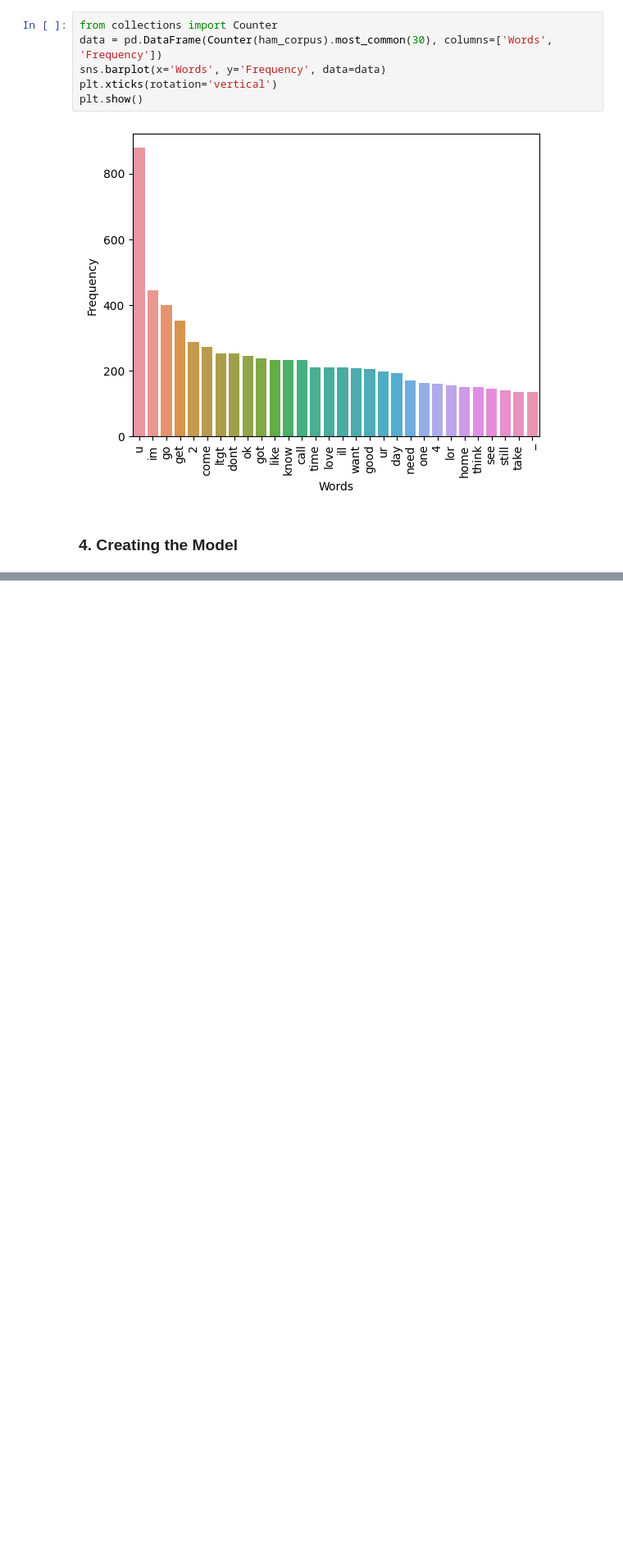
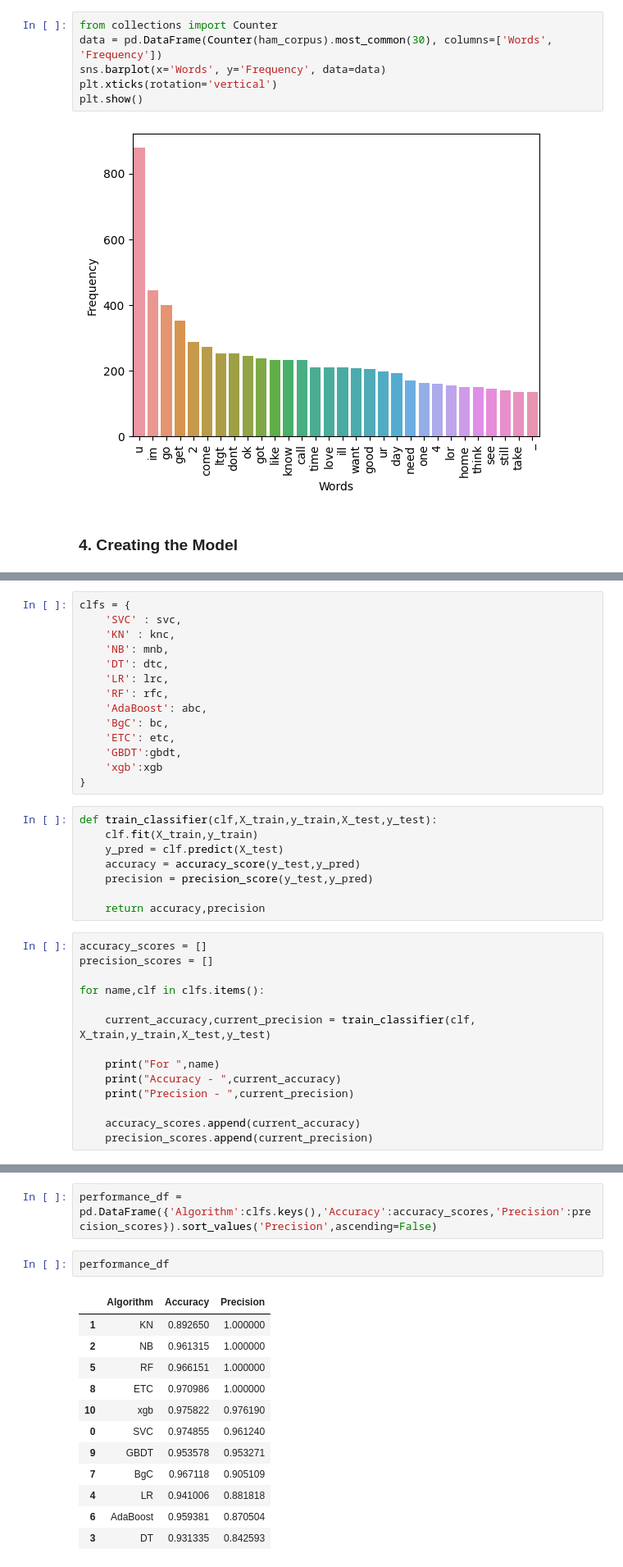
Before and after one commit to oussamaJMAA/Email-Sms-spam-classifier, a Jupyter notebook: index2.ipynb, the cells around one changed output, grey strips where cells are left out. Shown: that part at 82% size. Saved outputs shown, nothing was run; the diff lists cells and outputs as text; blank space fills up the shorter version.

```diff
--- a/index2.ipynb
+++ b/index2.ipynb
@@ -242,0 +317,36 @@ plt.show()
+# %%
+clfs = {
+    'SVC' : svc,
+    'KN' : knc,
+    'NB': mnb,
+    'DT': dtc,
+    'LR': lrc,
+    'RF': rfc,
+    'AdaBoost': abc,
+    'BgC': bc,
+    'ETC': etc,
+    'GBDT':gbdt,
+    'xgb':xgb
+}
+# %%
+def train_classifier(clf,X_train,y_train,X_test,y_test):
+    clf.fit(X_train,y_train)
+    y_pred = clf.predict(X_test)
+    accuracy = accuracy_score(y_test,y_pred)
+    precision = precision_score(y_test,y_pred)
+
+    return accuracy,precision
+# %%
+accuracy_scores = []
+precision_scores = []
+
+for name,clf in clfs.items():
+
+    current_accuracy,current_precision = train_classifier(clf, X_train,y_train,X_test,y_test)
+
+    print("For ",name)
+    print("Accuracy - ",current_accuracy)
+    print("Precision - ",current_precision)
+
+    accuracy_scores.append(current_accuracy)
+    precision_scores.append(current_precision)
@@ -242,0 +371,17 @@ plt.show()
+# %%
+performance_df = pd.DataFrame({'Algorithm':clfs.keys(),'Accuracy':accuracy_scores,'Precision':precision_scores}).sort_values('Precision',ascending=False)
+# %%
+performance_df
+# %% [output]
+|  | Algorithm | Accuracy | Precision |
+| 1 | KN | 0.892650 | 1.000000 |
+| 2 | NB | 0.961315 | 1.000000 |
+| 5 | RF | 0.966151 | 1.000000 |
+| 8 | ETC | 0.970986 | 1.000000 |
+| 10 | xgb | 0.975822 | 0.976190 |
+| 0 | SVC | 0.974855 | 0.961240 |
+| 9 | GBDT | 0.953578 | 0.953271 |
+| 7 | BgC | 0.967118 | 0.905109 |
+| 4 | LR | 0.941006 | 0.881818 |
+| 6 | AdaBoost | 0.959381 | 0.870504 |
+| 3 | DT | 0.931335 | 0.842593 |
```
Also changed, not shown: parts of 23 cells of this notebook, 3 other files.
